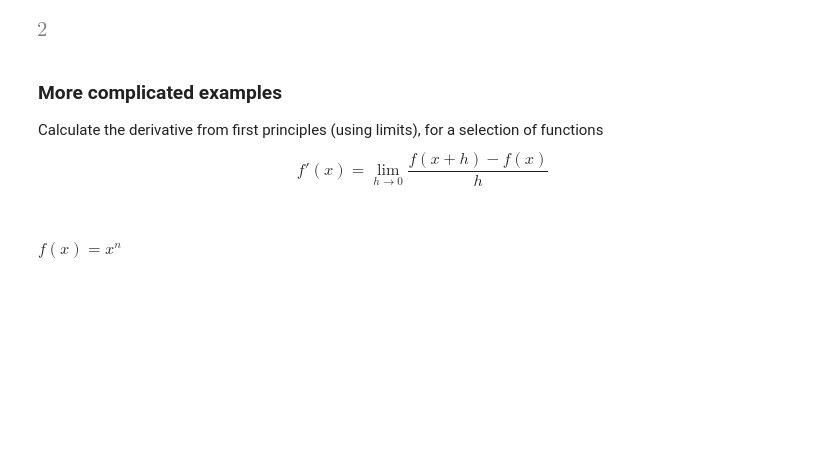
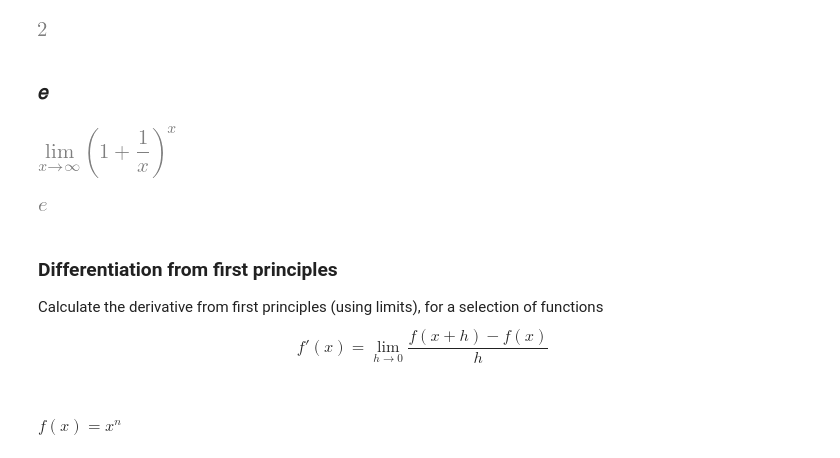
Before and after one commit to bpalmer4/code-snippets, a Jupyter notebook: notebooks/Introduction to sympy.ipynb, the cells around one changed output. Drawn from its saved outputs; the diff is of its cells as text; code cells hidden in the pictures; blank space fills up the shorter version.

```diff
--- a/notebooks/Introduction to sympy.ipynb
+++ b/notebooks/Introduction to sympy.ipynb
@@ -843,8 +841,19 @@ lim
 lim.doit()
 # %% [output]
 [figure]
+# %% [markdown]
+### 𝑒
+# %%
+lim = sp.Limit((1 + 1 / x) ** x, x, sp.oo)
+lim
+# %% [output]
+[figure, added]
+# %%
+lim.doit()
+# %% [output]
+[figure, added]
 # %% [markdown]
-### More complicated examples
+### Differentiation from first principles
 
 Calculate the derivative from first principles (using limits), for a selection of functions
 $$f'(x) = \lim_{h \to 0} \frac{f(x+h) - f(x)}{h}$$
```
Also changed, not shown: parts of 23 cells of this notebook.
